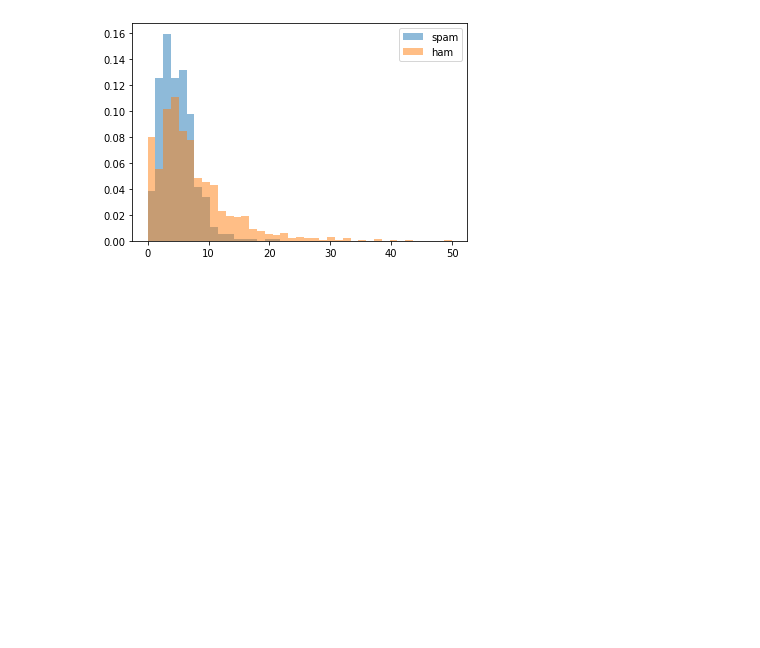
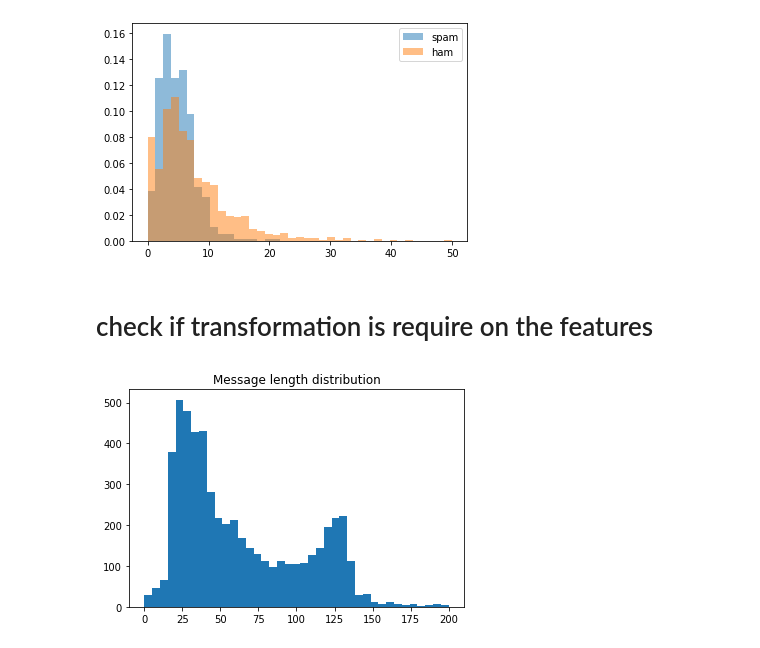
Before and after one commit to hrushikute/DataAnalytics, a Jupyter notebook: nltk_exploration.ipynb, the cells around one changed output. Saved outputs shown, nothing was run; the diff lists cells and outputs as text; code cells hidden in the pictures; blank space fills up the shorter version.

```diff
--- a/nltk_exploration.ipynb
+++ b/nltk_exploration.ipynb
@@ -576,3 +576,12 @@ pyplot.legend(loc="upper right")
 pyplot.show()
 # %% [output]
 [figure]
+# %% [markdown]
+# check if transformation is require on the features
+# %%
+bins = np.linspace(0,200,40)
+pyplot.hist(df['message_len'],bins)
+pyplot.title('Message length distribution')
+pyplot.show()
+# %% [output]
+[figure, added]
```
Also changed, not shown: parts of 3 cells of this notebook.
